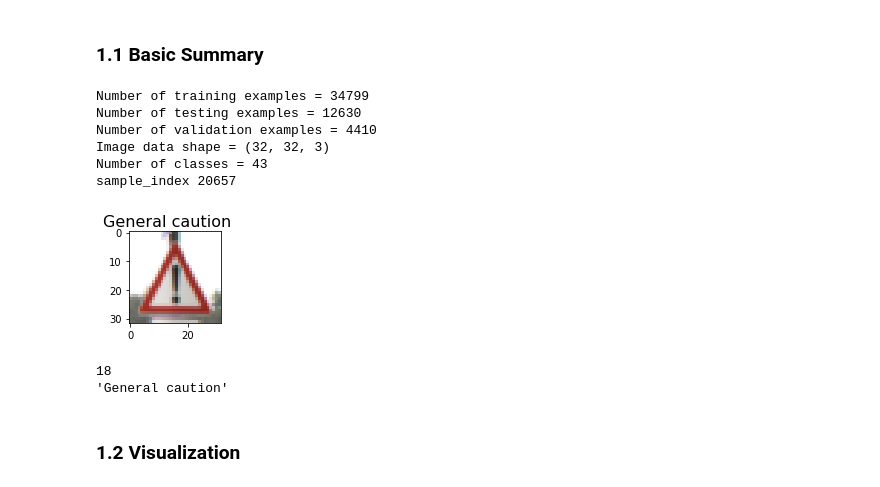
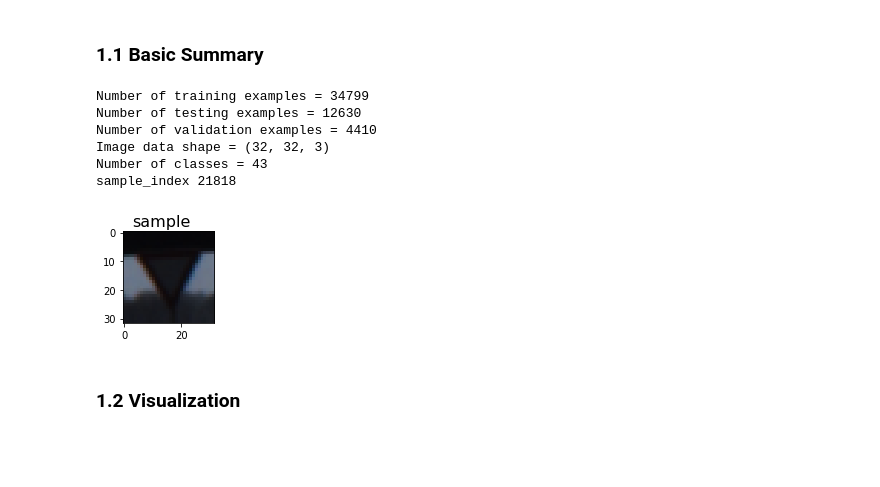
Before and after one commit to jinhuangpublic/sdcnd-udacity, a Jupyter notebook: project03 traffic sign classifier/main.ipynb, the cells around one changed output. Drawn from its saved outputs; the diff is of its cells as text; code cells hidden in the pictures; blank space fills up the shorter version.

```diff
--- a/project03 traffic sign classifier/main.ipynb
+++ b/project03 traffic sign classifier/main.ipynb
@@ -67,9 +63,9 @@ import pickle
 
 # TODO: Fill this in based on where you saved the training and testing data
 
-training_file = "./data/train.p"
-validation_file= "./data/valid.p"
-testing_file = "./data/test.p"
+training_file = "./traffic_signs_data/train.p"
+validation_file= "./traffic_signs_data/valid.p"
+testing_file = "traffic_signs_data/test.p"
 
 with open(training_file, mode='rb') as f:
     train = pickle.load(f)
@@ -92,46 +88,36 @@ X_test, y_test = test['features'], test['labels']
 # %%
 n_train = X_train.shape[0]
 n_valid = X_valid.shape[0]
 n_test = X_test.shape[0]
 
 sample_index = random.randint(0, n_train)
 sample_image = X_train[sample_index, :, :, :]
 image_shape = sample_image.shape
 
 n_classes = np.unique(y_train).shape[0]
 
 sign_names = pd.Series.from_csv("signnames.csv", header=0).to_dict()
 sign_names_arr = []
 for i in range(len(sign_names)):
     sign_names_arr.append(sign_names[i])
 
 
 print("Number of training examples =", n_train)
 print("Number of testing examples =", n_test)
 print("Number of validation examples =", n_valid)
 print("Image data shape =", image_shape)
 print("Number of classes =", n_classes)
 
 print("sample_index", sample_index)
-show_image(sample_image, figsize=(2, 2), title=sign_names[y_train[sample_index]])
-
-def shellquote(s):
-    return "'" + s.replace("'", "'\\''") + "'"
-
-aaa = shellquote(sign_names[y_train[sample_index]])
-print(y_train[sample_index])
-print(aaa)
-mpimg.imsave(f'./data/image1.jpg', sample_image)
+show_image(sample_image, figsize=(2, 2), title="sample")
 # %% [output]
 Number of training examples = 34799
 Number of testing examples = 12630
 Number of validation examples = 4410
 Image data shape = (32, 32, 3)
 Number of classes = 43
-sample_index 20657
+sample_index 21818
-[figure, old version]
+[figure, new version]
-18
-'General caution'
 # %% [markdown]
 ### 1.2 Visualization
 # %%
```
Also changed, not shown: parts of 33 cells of this notebook, 1 other file.
